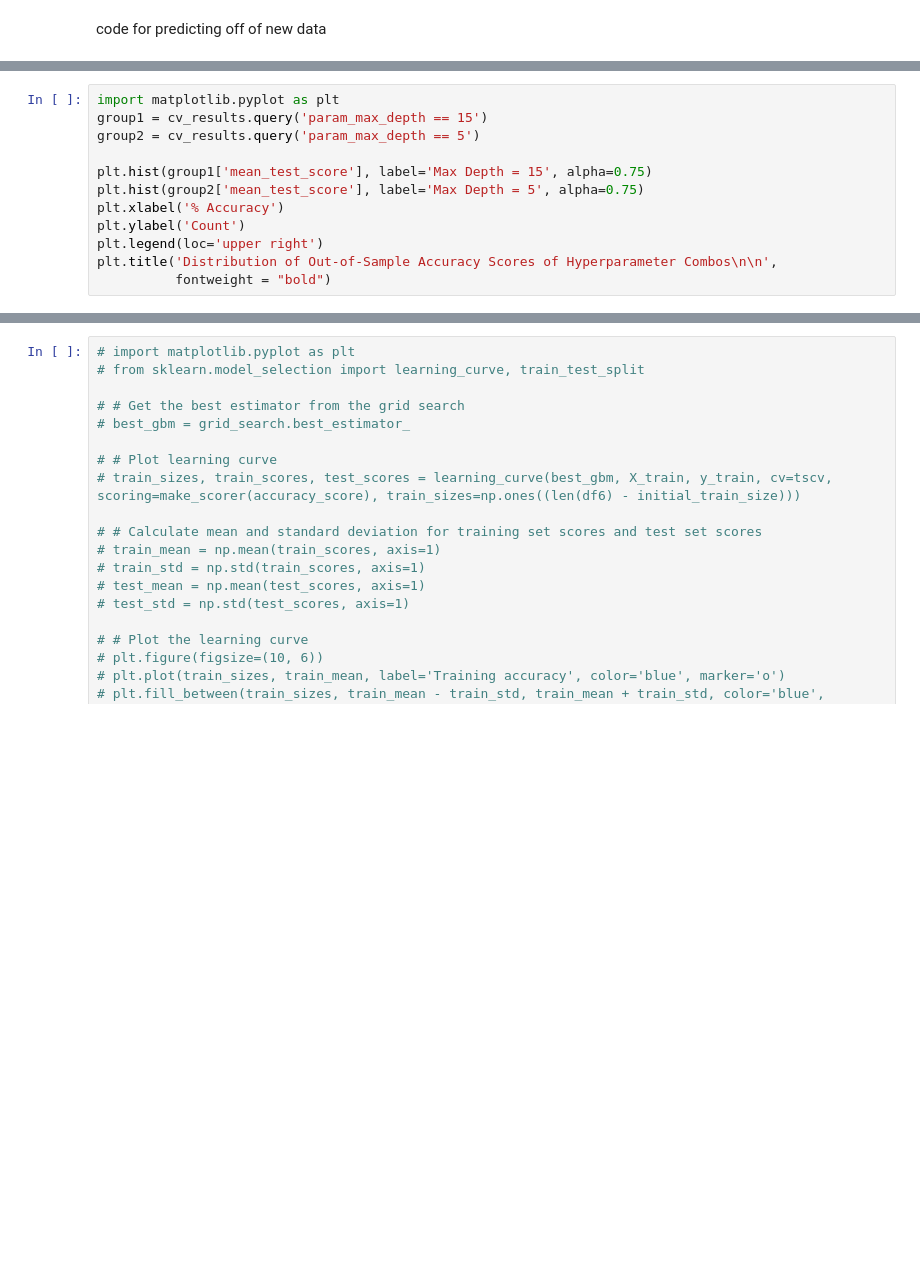
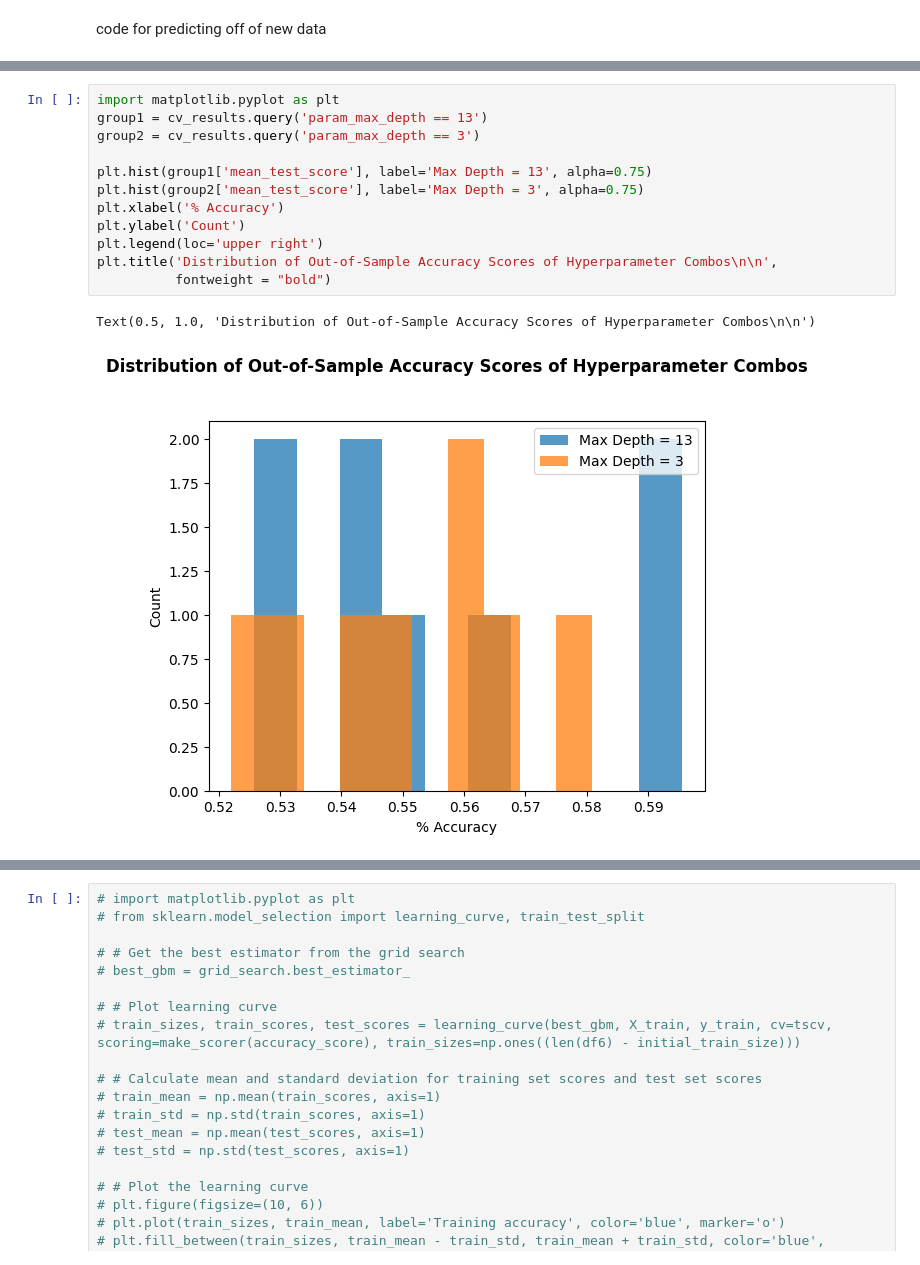
Before and after one commit to thestockman27/Fixed-Income-Dashboards, a Jupyter notebook: GBM Backtest UST_10Y v1.1.ipynb, the cells around one changed output, grey strips where cells are left out. Drawn from its saved outputs; the diff is of its cells as text; blank space fills up the shorter version.

```diff
--- a/GBM Backtest UST_10Y v1.1.ipynb
+++ b/GBM Backtest UST_10Y v1.1.ipynb
@@ -262,15 +361,18 @@ plt.title('Distribution of Out-of-Sample Accuracy Scores of Hyperparameter Combo
 # %%
 import matplotlib.pyplot as plt
-group1 = cv_results.query('param_max_depth == 15')
-group2 = cv_results.query('param_max_depth == 5')
+group1 = cv_results.query('param_max_depth == 13')
+group2 = cv_results.query('param_max_depth == 3')
 
-plt.hist(group1['mean_test_score'], label='Max Depth = 15', alpha=0.75)
-plt.hist(group2['mean_test_score'], label='Max Depth = 5', alpha=0.75)
+plt.hist(group1['mean_test_score'], label='Max Depth = 13', alpha=0.75)
+plt.hist(group2['mean_test_score'], label='Max Depth = 3', alpha=0.75)
 plt.xlabel('% Accuracy')
 plt.ylabel('Count')
 plt.legend(loc='upper right')
 plt.title('Distribution of Out-of-Sample Accuracy Scores of Hyperparameter Combos\n\n',
           fontweight = "bold")
+# %% [output]
+Text(0.5, 1.0, 'Distribution of Out-of-Sample Accuracy Scores of Hyperparameter Combos\n\n')
+[figure, added]
 # %%
 import matplotlib.pyplot as plt
 group1 = cv_results.query('param_min_samples_leaf == 5')
```
Also changed, not shown: parts of 27 cells of this notebook, 7 other files.
